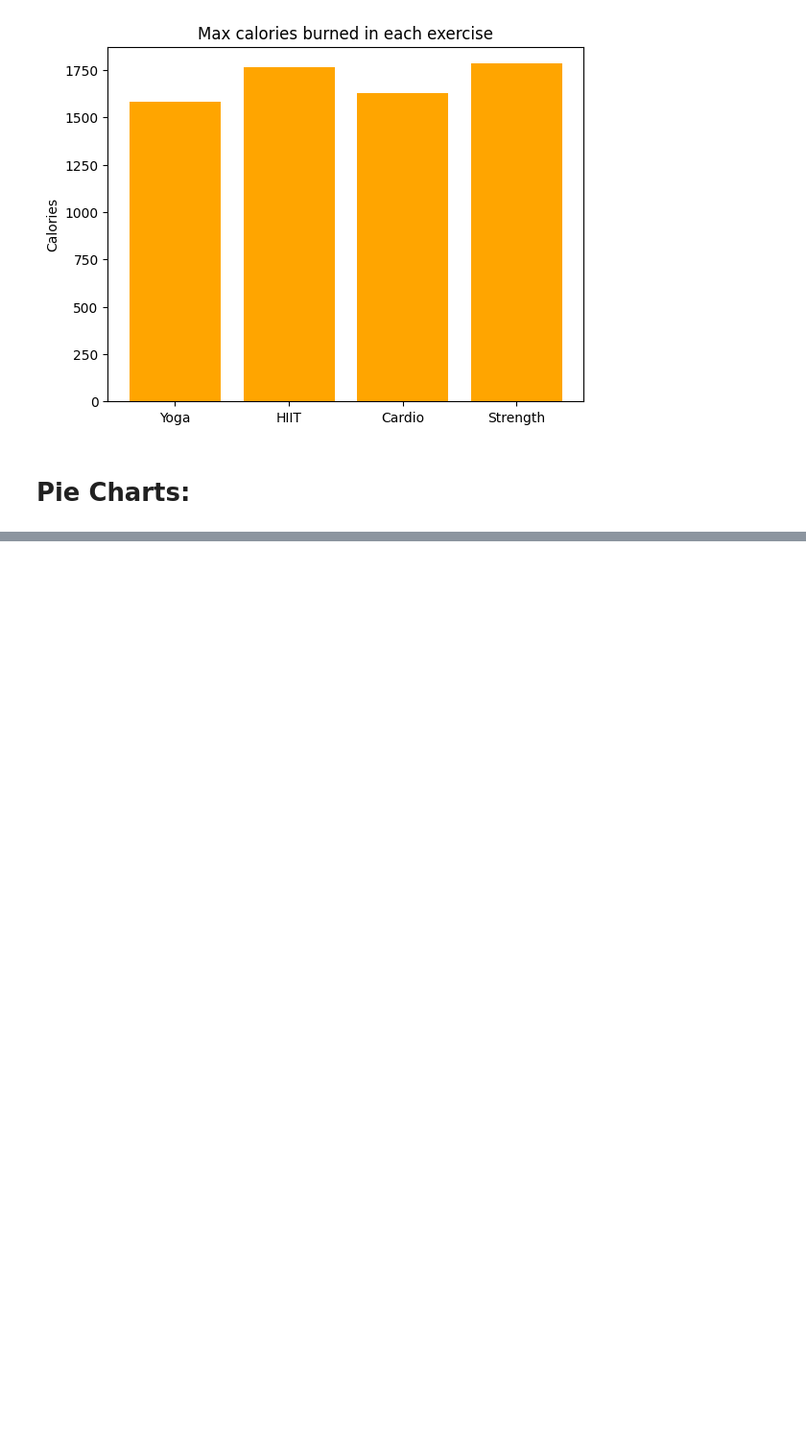
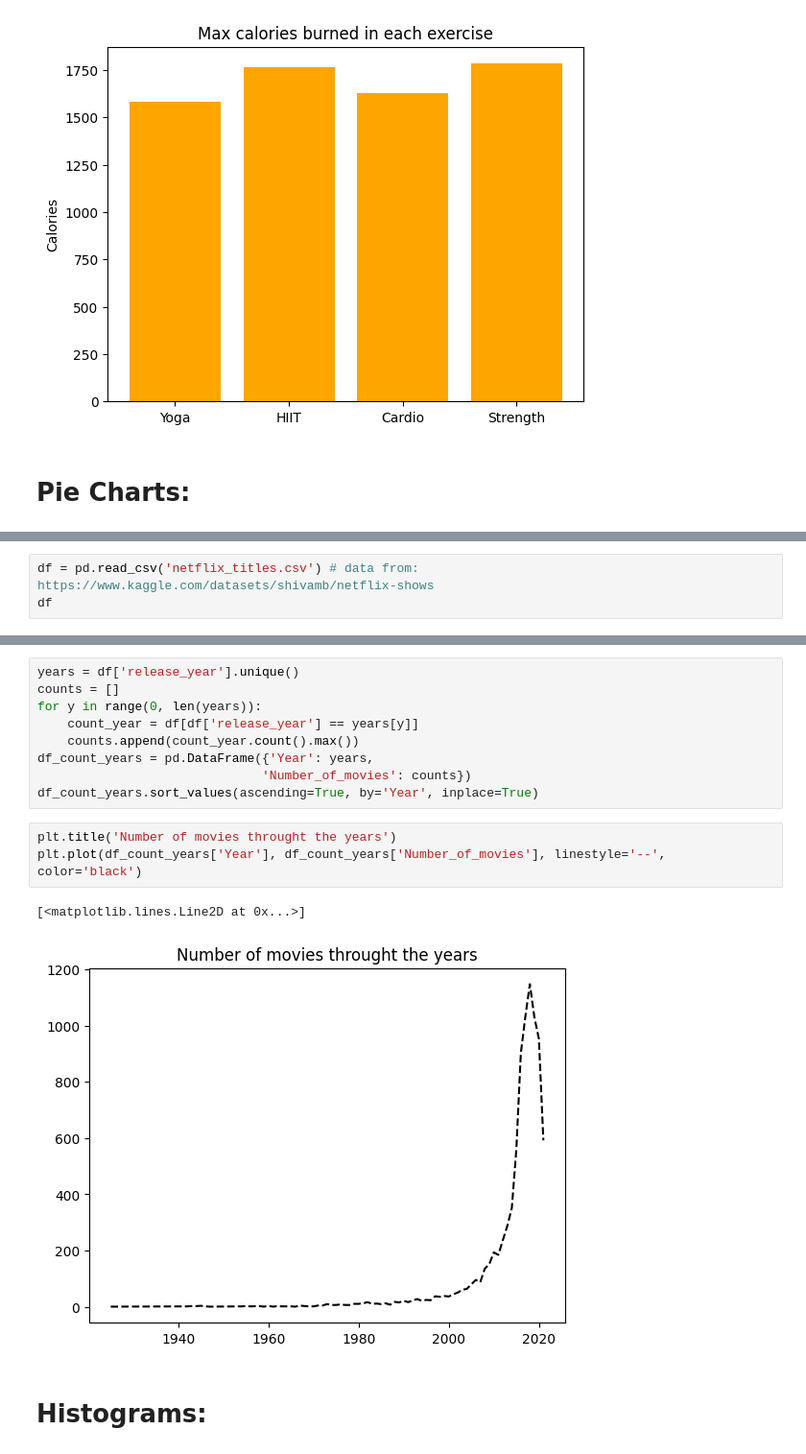
Before and after one commit to byshadowoz/Data_Science_Full_Basic, a Jupyter notebook: Visualization&Collection/Plots&Charts/Plots.ipynb, the cells around one changed output, grey strips where cells are left out. Shown at 96% size. Drawn from its saved outputs; the diff is of its cells as text; blank space fills up the shorter version.

```diff
--- a/Visualization&Collection/Plots&Charts/Plots.ipynb
+++ b/Visualization&Collection/Plots&Charts/Plots.ipynb
@@ -212,0 +201,3 @@ plt.pie(x, labels=filter, autopct='%.2f%%', explode=[0.05,0.01,0.1,0.2,0])
+# %%
+df = pd.read_csv('netflix_titles.csv') # data from: https://www.kaggle.com/datasets/shivamb/netflix-shows
+df
@@ -212,0 +218,17 @@ plt.pie(x, labels=filter, autopct='%.2f%%', explode=[0.05,0.01,0.1,0.2,0])
+# %%
+years = df['release_year'].unique()
+counts = []
+for y in range(0, len(years)):
+    count_year = df[df['release_year'] == years[y]]
+    counts.append(count_year.count().max())
+df_count_years = pd.DataFrame({'Year': years,
+                              'Number_of_movies': counts})
+df_count_years.sort_values(ascending=True, by='Year', inplace=True)
+# %%
+plt.title('Number of movies throught the years')
+plt.plot(df_count_years['Year'], df_count_years['Number_of_movies'], linestyle='--', color='black')
+# %% [output]
+[<matplotlib.lines.Line2D at 0x...>]
+[figure, added]
+# %% [markdown]
+# Histograms:
```
Also changed, not shown: parts of 32 cells of this notebook.
